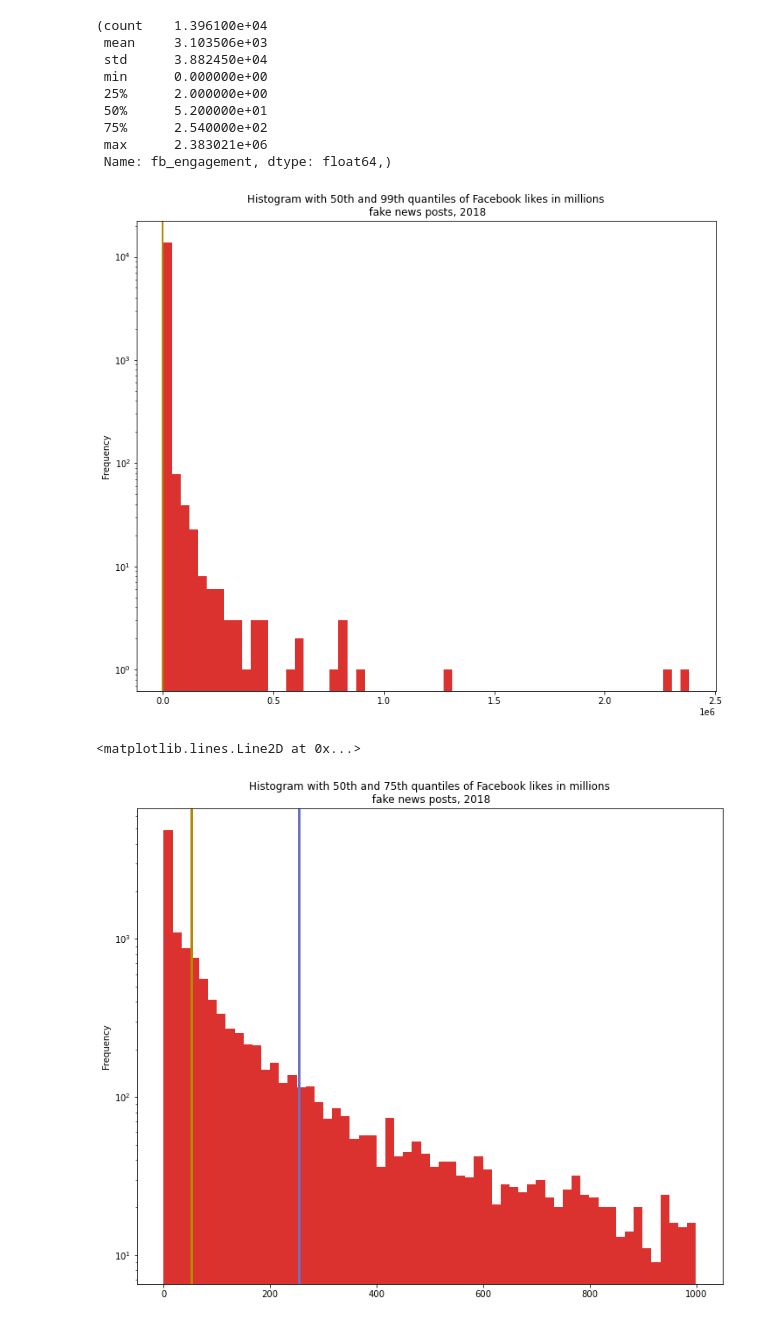
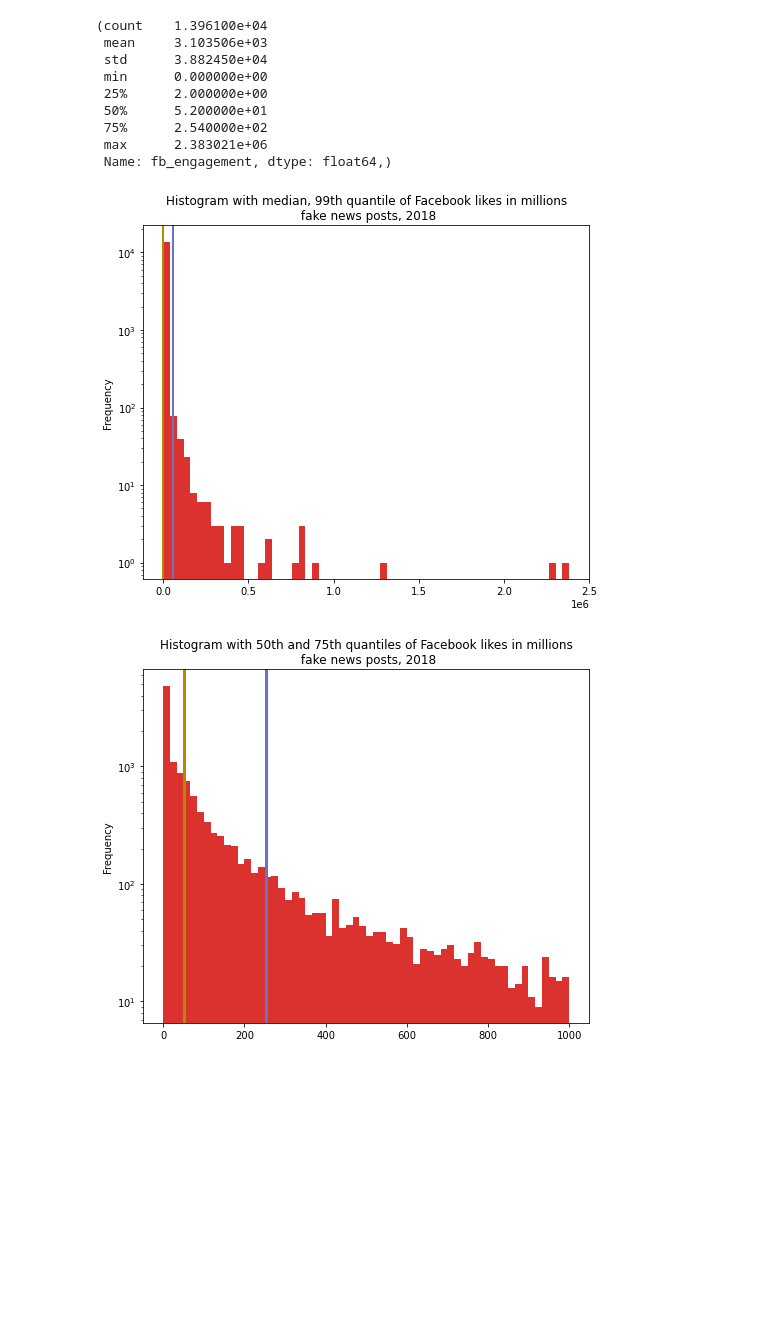
Before and after one commit to brendanrbrown/stor155_sp21, a Jupyter notebook: notebooks/fakebook_figure.ipynb, the cells around one changed output. Saved outputs shown, nothing was run; the diff lists cells and outputs as text; code cells hidden in the pictures; blank space fills up the shorter version.

```diff
--- a/notebooks/fakebook_figure.ipynb
+++ b/notebooks/fakebook_figure.ipynb
@@ -63,25 +63,24 @@ fb.fb_engagement.describe(),
  Name: fb_engagement, dtype: float64,)
 # %%
 # add a median line
-p = fb.fb_engagement.plot(kind = 'hist', color = '#dc322f', figsize = (12, 10), logy = True, bins = 60,
-                               xlabel = 'fb_engagement', title = 'Histogram with median of Facebook likes in millions\n fake news posts, 2018')
+p = fb.fb_engagement.plot(kind = 'hist', color = '#dc322f', figsize = (8, 6.5), logy = True, bins = 60,
+                               xlabel = 'fb_engagement', title = 'Histogram with median, 99th quantile of Facebook likes in millions\n fake news posts, 2018')
 
 p.axvline(x = fb.fb_engagement.median(), color = "#b58900", linewidth = 2)
-#p.axvline(x = fb.fb_engagement.quantile(.99), color = "#6c71c4", linewidth = 2)
+p.axvline(x = fb.fb_engagement.quantile(.99), color = "#6c71c4", linewidth = 2)
 
 plt.savefig('fakebook_likes_q50.jpeg')
 # %% [output]
-[figure, old version]
+[figure, new version]
 # %%
 # zoom in!
 # filter first to get good resolution without computing so many bins
-p = fb.loc[fb.fb_engagement < 1000, 'fb_engagement'].plot(kind = 'hist', color = '#dc322f', figsize = (12, 10), logy = True, bins = 60,
+p = fb.loc[fb.fb_engagement < 1000, 'fb_engagement'].plot(kind = 'hist', color = '#dc322f', figsize = (8, 6.5), logy = True, bins = 60,
                                xlabel = 'fb_engagement', title = 'Histogram with 50th and 75th quantiles of Facebook likes in millions\n fake news posts, 2018')
 
 p.axvline(x = fb.fb_engagement.median(), color = "#b58900", linewidth = 3)
 p.axvline(x = fb.fb_engagement.quantile(.75), color = "#6c71c4", linewidth = 3)
 
 plt.savefig('fakebook_likes_q5075.jpeg')
 # %% [output]
-<matplotlib.lines.Line2D at 0x...>
-[figure, old version]
+[figure, new version]
```
Also changed, not shown: 9 other files.
